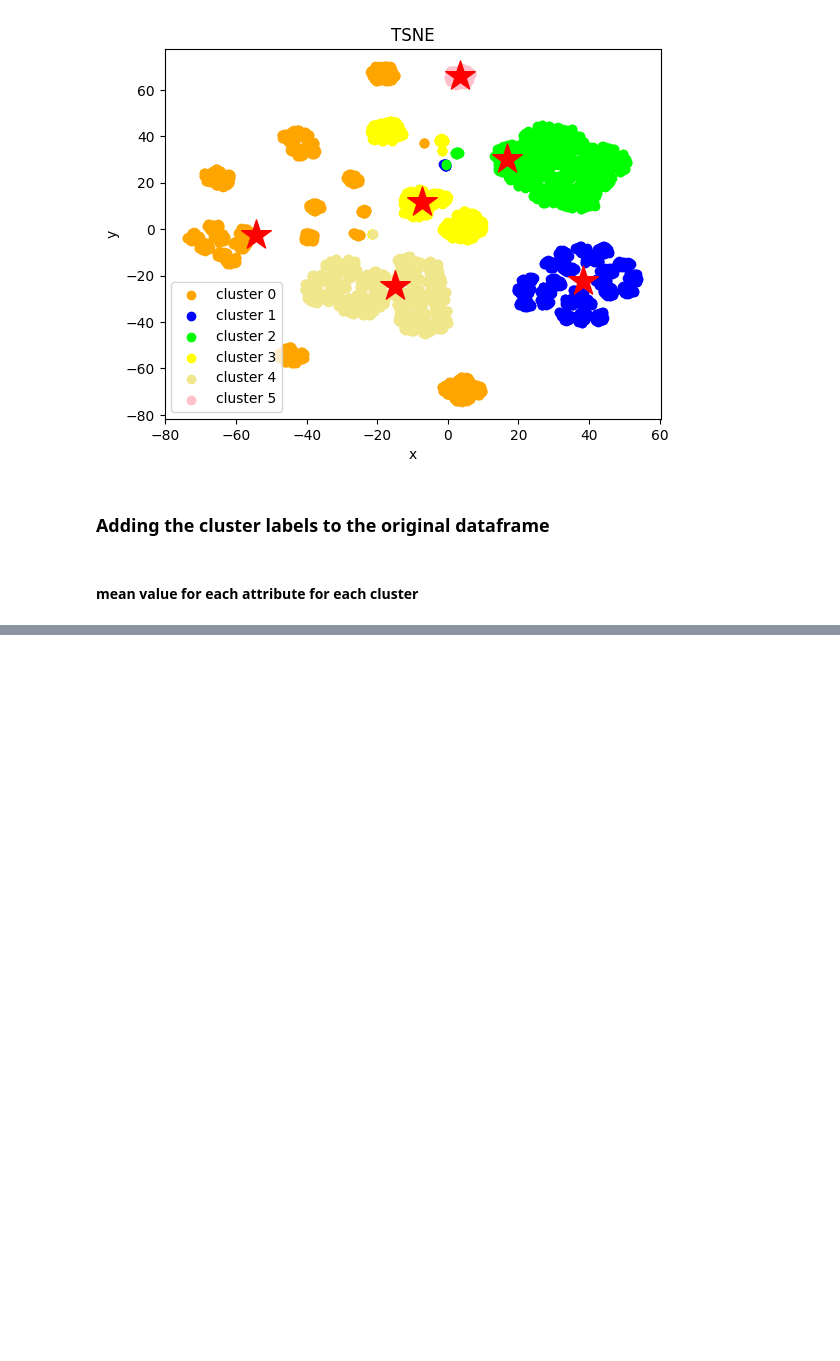
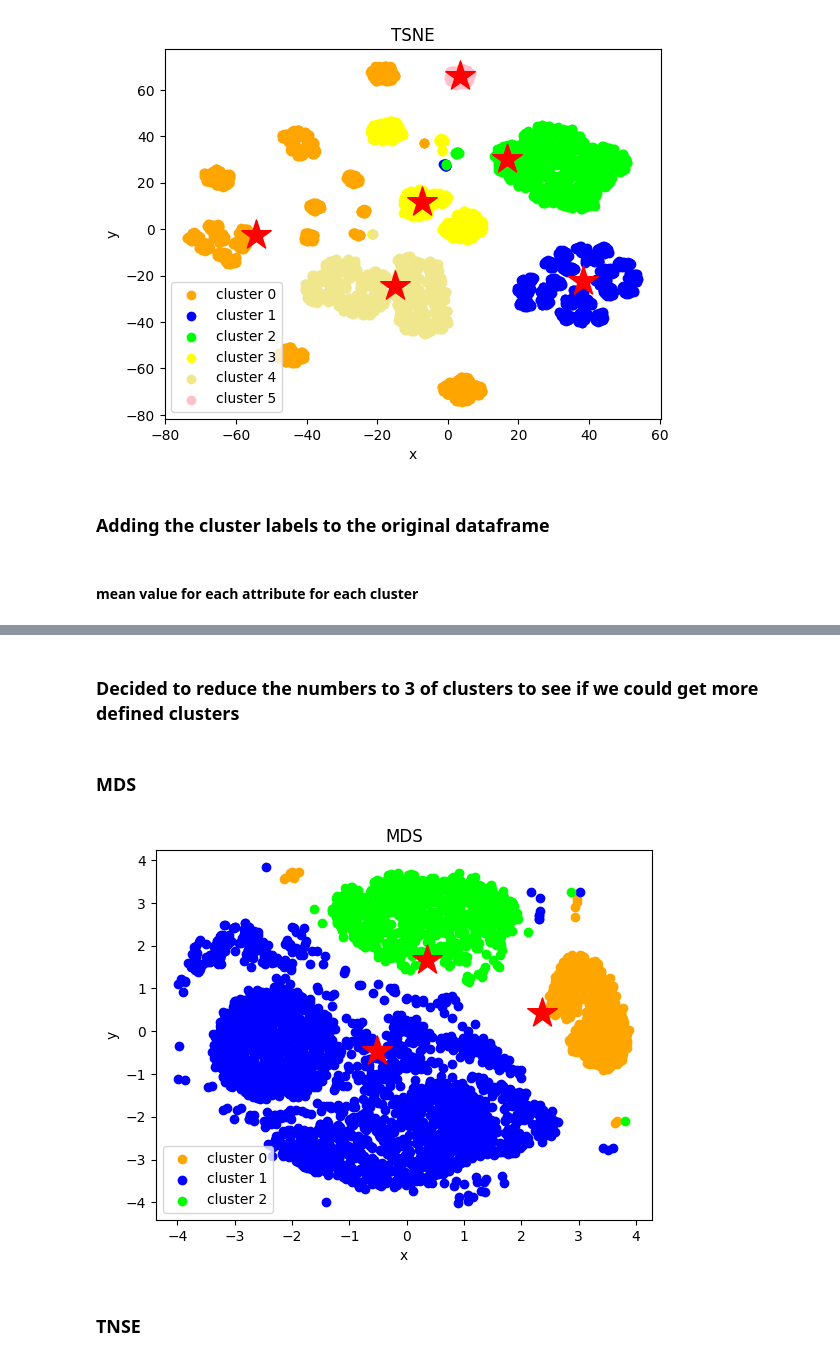
Before and after one commit to Ben-Christie/cs4168-data-mining-project, a Jupyter notebook: Clustering.ipynb, the cells around one changed output, grey strips where cells are left out. Saved outputs shown, nothing was run; the diff lists cells and outputs as text; code cells hidden in the pictures; blank space fills up the shorter version.

Commit message:
Clustering Finished

```diff
--- a/Clustering.ipynb
+++ b/Clustering.ipynb
@@ -178,0 +182,20 @@ df_cluster.head()
+# %% [markdown]
+### Decided to reduce the numbers to 3 of clusters to see if we could get more defined clusters
+# %%
+k = 3
+# %%
+clustered_data_sklearn = cluster.KMeans(n_clusters=k, n_init=10, max_iter=300).fit(data)
+# %% [markdown]
+### MDS
+# %%
+data_and_centers = np.r_[data,clustered_data_sklearn.cluster_centers_]
+XYcoordinates = manifold.MDS(n_components=2,normalized_stress=False).fit_transform(data_and_centers)
+# %%
+clustering_scatterplot(points=XYcoordinates[:-k,:],
+                       labels=clustered_data_sklearn.labels_,
+                       centers=XYcoordinates[-k:,:],
+                       title='MDS')
+# %% [output]
+[figure, added]
+# %% [markdown]
+### TNSE
```
Also changed, not shown: parts of 10 cells of this notebook.
